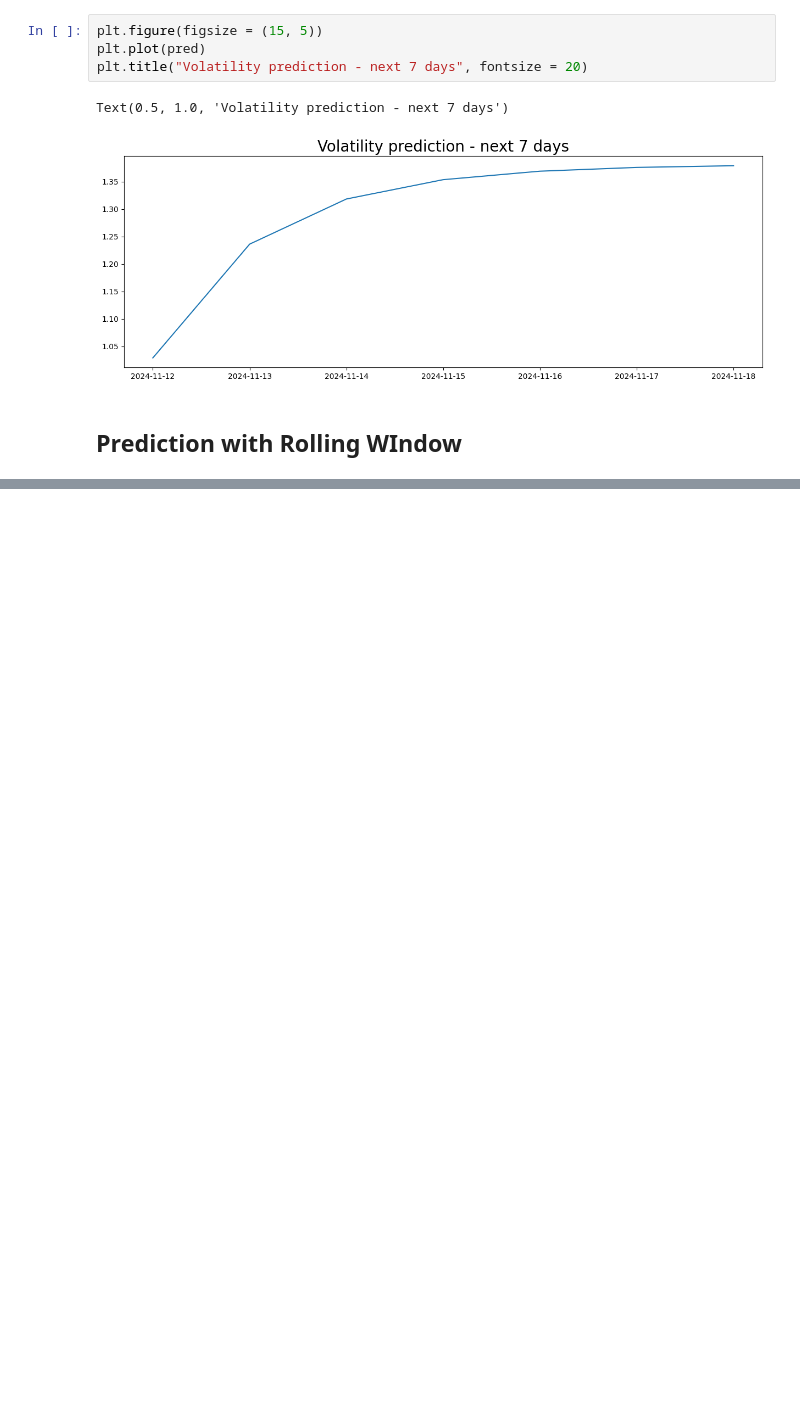
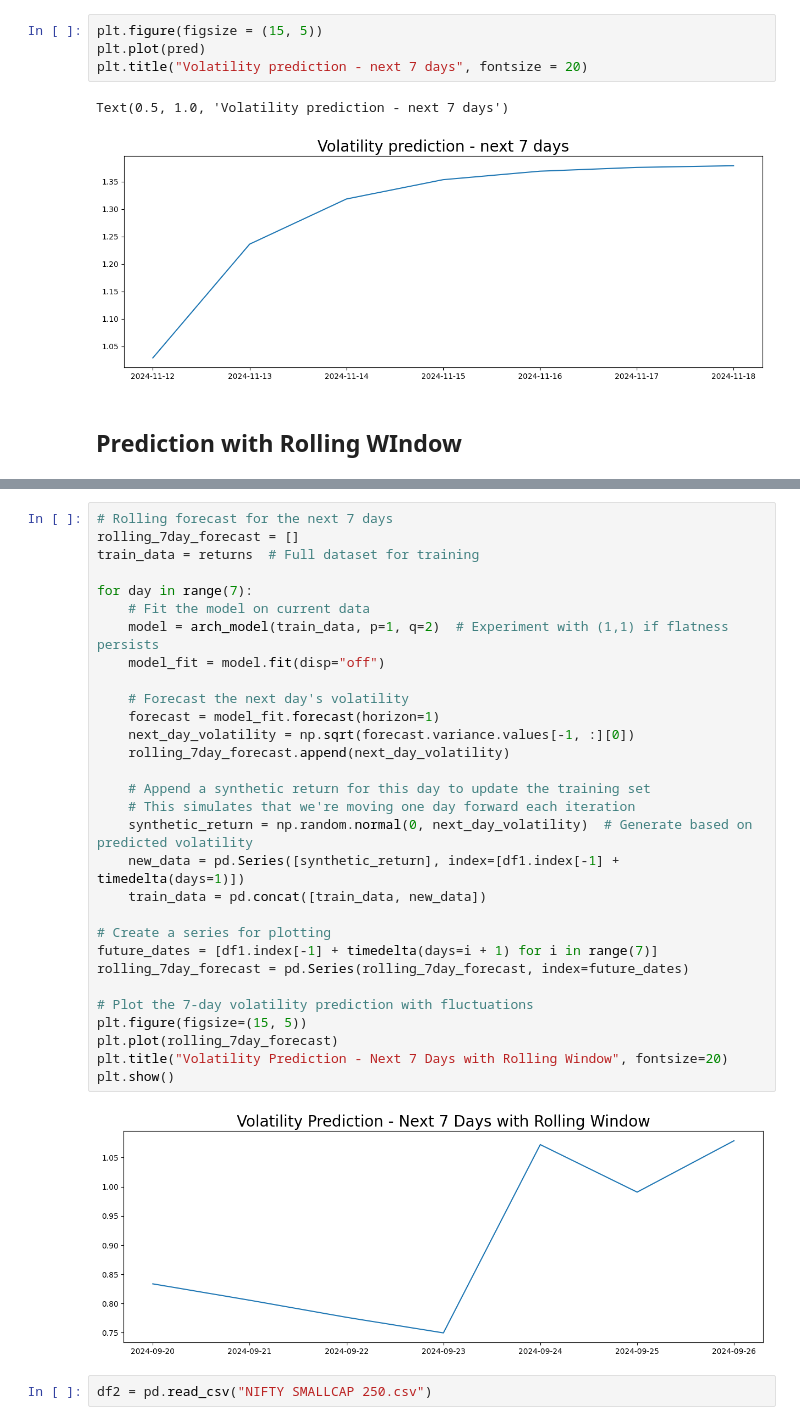
Before and after one commit to mxcjhack/Garch-dataset-volatility, a Jupyter notebook: final.ipynb, the cells around one changed output, grey strips where cells are left out. Cells and saved outputs as stored; diff of their text form; blank space fills up the shorter version.

```diff
--- a/final.ipynb
+++ b/final.ipynb
@@ -296,0 +549,34 @@ plt.show()
+# %%
+# Rolling forecast for the next 7 days
+rolling_7day_forecast = []
+train_data = returns  # Full dataset for training
+
+for day in range(7):
+    # Fit the model on current data
+    model = arch_model(train_data, p=1, q=2)  # Experiment with (1,1) if flatness persists
+    model_fit = model.fit(disp="off")
+
+    # Forecast the next day's volatility
+    forecast = model_fit.forecast(horizon=1)
+    next_day_volatility = np.sqrt(forecast.variance.values[-1, :][0])
+    rolling_7day_forecast.append(next_day_volatility)
+
+    # Append a synthetic return for this day to update the training set
+    # This simulates that we're moving one day forward each iteration
+    synthetic_return = np.random.normal(0, next_day_volatility)  # Generate based on predicted volatility
+    new_data = pd.Series([synthetic_return], index=[df1.index[-1] + timedelta(days=1)])
+    train_data = pd.concat([train_data, new_data])
+
+# Create a series for plotting
+future_dates = [df1.index[-1] + timedelta(days=i + 1) for i in range(7)]
+rolling_7day_forecast = pd.Series(rolling_7day_forecast, index=future_dates)
+
+# Plot the 7-day volatility prediction with fluctuations
+plt.figure(figsize=(15, 5))
+plt.plot(rolling_7day_forecast)
+plt.title("Volatility Prediction - Next 7 Days with Rolling Window", fontsize=20)
+plt.show()
+# %% [output]
+[figure, added]
+# %%
+df2 = pd.read_csv("NIFTY SMALLCAP 250.csv")
```
Also changed, not shown: parts of 46 cells of this notebook, 2 other files.
